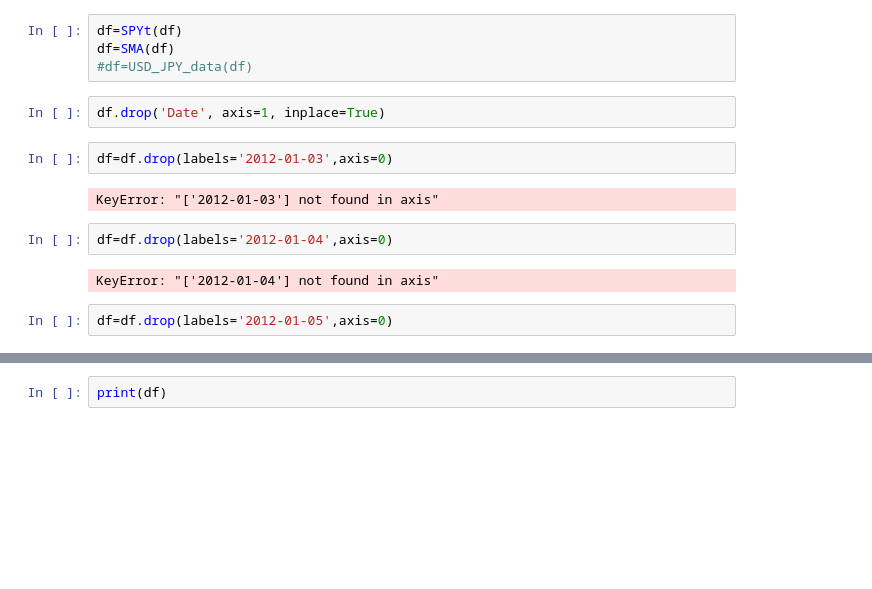
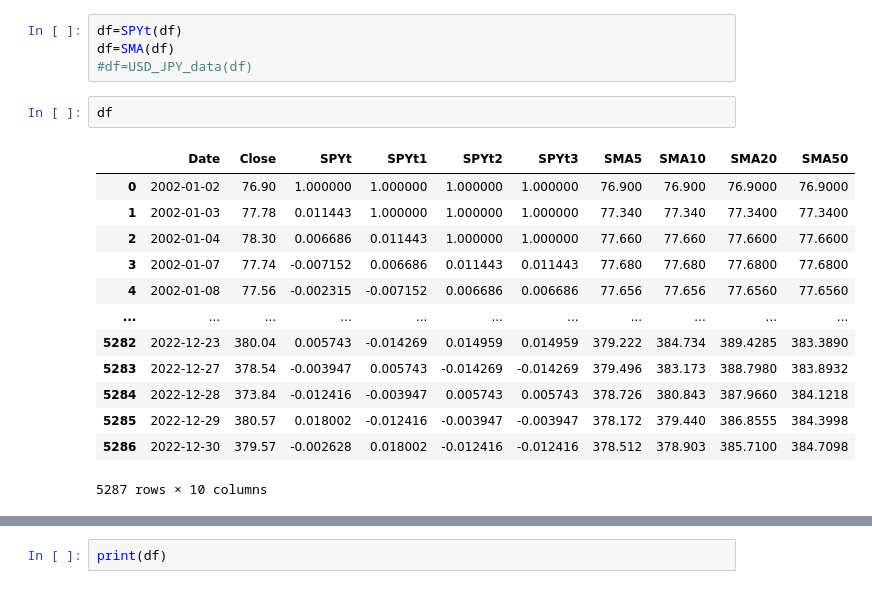
Before and after one commit to jw21u22/Dissertation, a Jupyter notebook: code.ipynb, the cells around one changed output, grey strips where cells are left out. Saved outputs shown, nothing was run; the diff lists cells and outputs as text; blank space fills up the shorter version.

```diff
--- a/code.ipynb
+++ b/code.ipynb
@@ -102,15 +103,19 @@ def df_split(df):
 df=SPYt(df)
 df=SMA(df)
 #df=USD_JPY_data(df)
-# %%
-df.drop('Date', axis=1, inplace=True)
-# %%
-df=df.drop(labels='2012-01-03',axis=0)
-# %% [output]
-KeyError: "['2012-01-03'] not found in axis"
-# %%
-df=df.drop(labels='2012-01-04',axis=0)
-# %% [output]
-KeyError: "['2012-01-04'] not found in axis"
-# %%
-df=df.drop(labels='2012-01-05',axis=0)
+# %%
+df
+# %% [output]
+|  | Date | Close | SPYt | SPYt1 | SPYt2 | SPYt3 | SMA5 | SMA10 | SMA20 | SMA50 |
+| 0 | 2002-01-02 | 76.90 | 1.000000 | 1.000000 | 1.000000 | 1.000000 | 76.900 | 76.900 | 76.9000 | 76.9000 |
+| 1 | 2002-01-03 | 77.78 | 0.011443 | 1.000000 | 1.000000 | 1.000000 | 77.340 | 77.340 | 77.3400 | 77.3400 |
+| 2 | 2002-01-04 | 78.30 | 0.006686 | 0.011443 | 1.000000 | 1.000000 | 77.660 | 77.660 | 77.6600 | 77.6600 |
+| 3 | 2002-01-07 | 77.74 | -0.007152 | 0.006686 | 0.011443 | 0.011443 | 77.680 | 77.680 | 77.6800 | 77.6800 |
+| 4 | 2002-01-08 | 77.56 | -0.002315 | -0.007152 | 0.006686 | 0.006686 | 77.656 | 77.656 | 77.6560 | 77.6560 |
+| ... | ... | ... | ... | ... | ... | ... | ... | ... | ... | ... |
+| 5282 | 2022-12-23 | 380.04 | 0.005743 | -0.014269 | 0.014959 | 0.014959 | 379.222 | 384.734 | 389.4285 | 383.3890 |
+| 5283 | 2022-12-27 | 378.54 | -0.003947 | 0.005743 | -0.014269 | -0.014269 | 379.496 | 383.173 | 388.7980 | 383.8932 |
+| 5284 | 2022-12-28 | 373.84 | -0.012416 | -0.003947 | 0.005743 | 0.005743 | 378.726 | 380.843 | 387.9660 | 384.1218 |
+| 5285 | 2022-12-29 | 380.57 | 0.018002 | -0.012416 | -0.003947 | -0.003947 | 378.172 | 379.440 | 386.8555 | 384.3998 |
+| 5286 | 2022-12-30 | 379.57 | -0.002628 | 0.018002 | -0.012416 | -0.012416 | 378.512 | 378.903 | 385.7100 | 384.7098 |
+5287 rows × 10 columns
```
Also changed, not shown: parts of 39 cells of this notebook.
